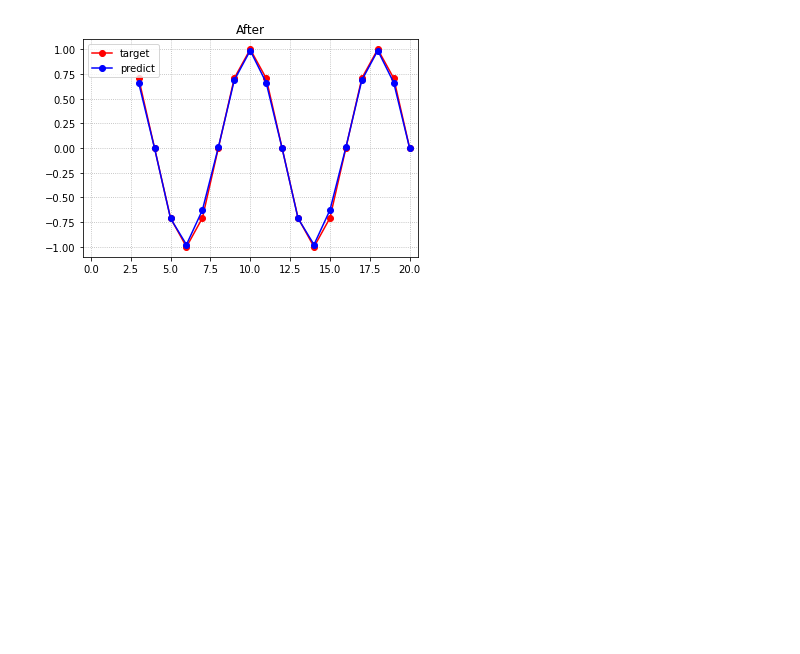
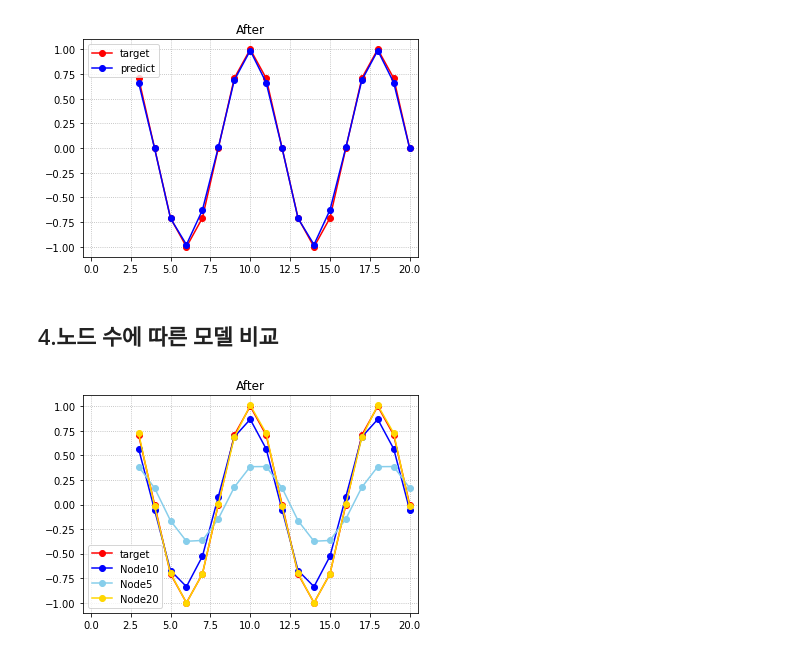
Before and after one commit to berrymix13/DeepLearning_2022, a Jupyter notebook: 04.RNN/01_SinWave.ipynb, the cells around one changed output. Saved outputs shown, nothing was run; the diff lists cells and outputs as text; code cells hidden in the pictures; blank space fills up the shorter version.

Commit message:
Simple RNN
Sin(x)를 이용해 SimpleRNN학습
노드의 개수는 10개 dim 은 1

```diff
--- a/04.RNN/01_SinWave.ipynb
+++ b/04.RNN/01_SinWave.ipynb
@@ -126,3 +126,20 @@ plt.legend()
 plt.show()
 # %% [output]
 [figure]
+# %% [markdown]
+## 4.노드 수에 따른 모델 비교
+# %%
+model2 = Sequential([
+    SimpleRNN(5, input_shape = X_train.shape[1:], activation = 'tanh'),   #  X_train[1:] = (3, 1)
+    Dense(1, activation = 'linear') # 여기서는 Flatten이 필요 없음
+])
+model3 = Sequential([
+    SimpleRNN(20, input_shape = X_train.shape[1:], activation = 'tanh'),   #  X_train[1:] = (3, 1)
+    Dense(1, activation = 'linear') # 여기서는 Flatten이 필요 없음
+])
+# %%
+model2.compile('adam', loss = 'mse')
+model3.compile('adam', loss = 'mse')
+# %%
+hist2 = model2.fit(X_train, y_train, epochs = 100, verbose = 0)
+hist3 = model3.fit(X_train, y_train, epochs = 100, verbose = 0)
@@ -128,0 +149,12 @@ plt.show()
+# %%
+from matplotlib import markers
+plt.plot(np.arange(3, 21), y_train, 'ro-', label = 'target')
+plt.plot(np.arange(3, 21), model.predict(X_train), 'bo-', label = 'Node10')
+plt.plot(np.arange(3, 21), model2.predict(X_train), color = 'skyblue', marker = 'o',label = 'Node5')
+plt.plot(np.arange(3, 21), model3.predict(X_train), color = 'gold', marker = 'o',label = 'Node20')
+plt.xlim(-0.5, 20.5), plt.grid(linestyle = ':')
+plt.title('After')
+plt.legend()
+plt.show()
+# %% [output]
+[figure, added]
```
Also changed, not shown: parts of 1 cell of this notebook.
